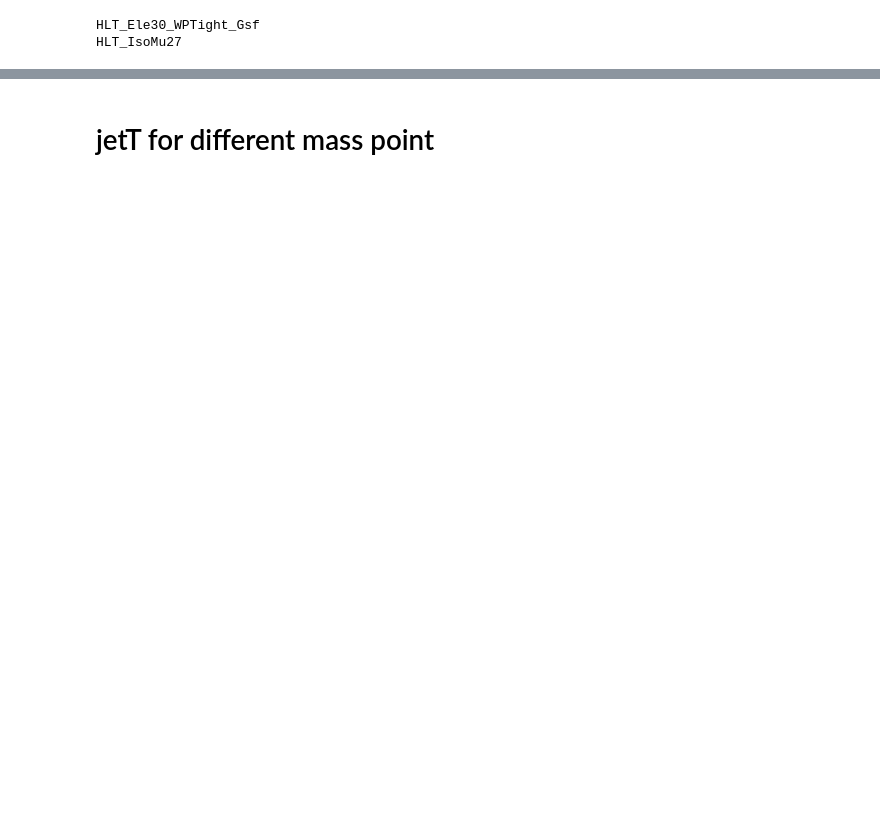
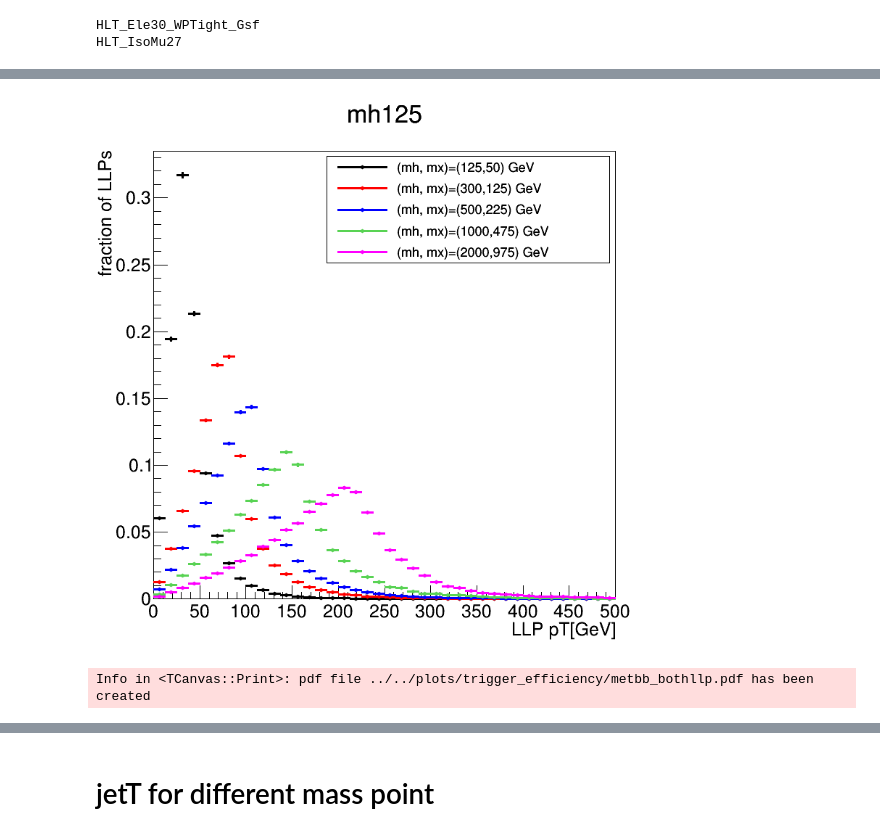
Before and after one commit to cms-lpc-llp/delayed_jet_analyzer, a Jupyter notebook: plot_scripts/trigger_studies/overall_efficiency_plot.ipynb, the cells around one changed output, grey strips where cells are left out. Drawn from its saved outputs; the diff is of its cells as text; code cells hidden in the pictures; blank space fills up the shorter version.

```diff
--- a/plot_scripts/trigger_studies/overall_efficiency_plot.ipynb
+++ b/plot_scripts/trigger_studies/overall_efficiency_plot.ipynb
@@ -192,0 +207,34 @@ Info in <TCanvas::Print>: pdf file ../../plots/trigger_efficiency/bbbb_llppt.pdf
+# %%
+# Plotting PFMET
+c = rt.TCanvas('c','c', 800, 800)
+h = {}
+# leg = rt.TLegend(0.50,0.75,0.97,0.93)
+leg = rt.TLegend(0.40,0.70,0.89,0.89)
+rt.gStyle.SetOptStat(0)
+leg.SetTextSize(0.025)
+i = 0
+for k,v in llp_pt.items():
+#     if k[:5]=='mh125':
+    if not k == 'mh125_noisr':
+        x_input = np.concatenate((v[:,0],v[:,1]))
+        weight_llp = np.concatenate((weight[k],weight[k]))
+        assert(x_input.shape == weight_llp.shape)
+        h[k] = create_TH1D( x_input, axis_title=['LLP pT[GeV]', 'fraction of LLPs'], name=k, binning=[40,0,500],weights = weight_llp)
+        leg.AddEntry(h[k],legend[k])
+        h[k].SetMarkerColor(std_color_list[i])
+        h[k].SetLineColor(std_color_list[i])
+        h[k].GetYaxis().SetTitleOffset(1.5)
+
+        h[k].DrawNormalized('same')
+        i+=1
+leg.Draw()
+# c.SetLogy()
+c.Draw()
+# c.SaveAs("../../plots/trigger_efficiency/llppt_isr_mh125.pdf")
+if bbbb ==1 :
+    c.SaveAs("../../plots/trigger_efficiency/bbbb_bothllp.pdf")
+else:
+    c.SaveAs("../../plots/trigger_efficiency/metbb_bothllp.pdf")
+# %% [output]
+[figure, added]
+Info in <TCanvas::Print>: pdf file ../../plots/trigger_efficiency/metbb_bothllp.pdf has been created
```
Also changed, not shown: parts of 10 cells of this notebook, 8 other files.
